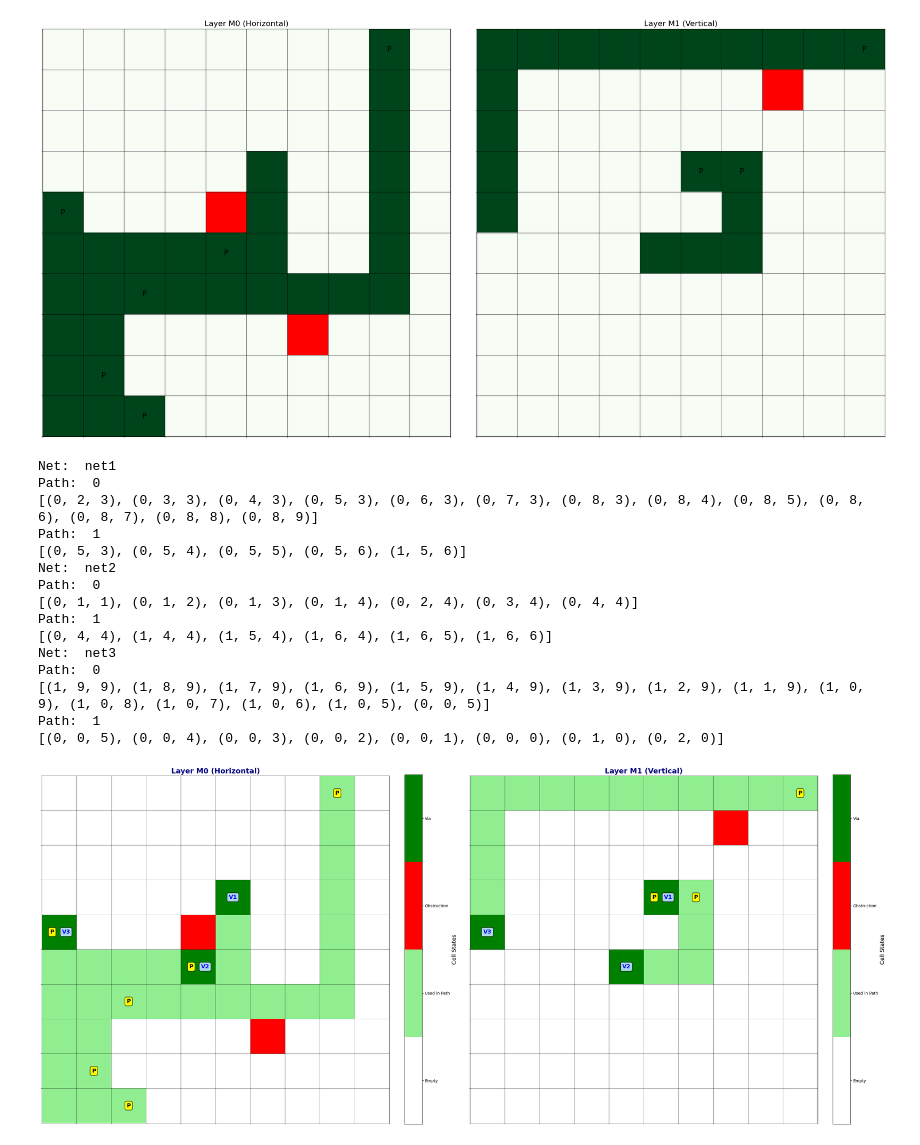
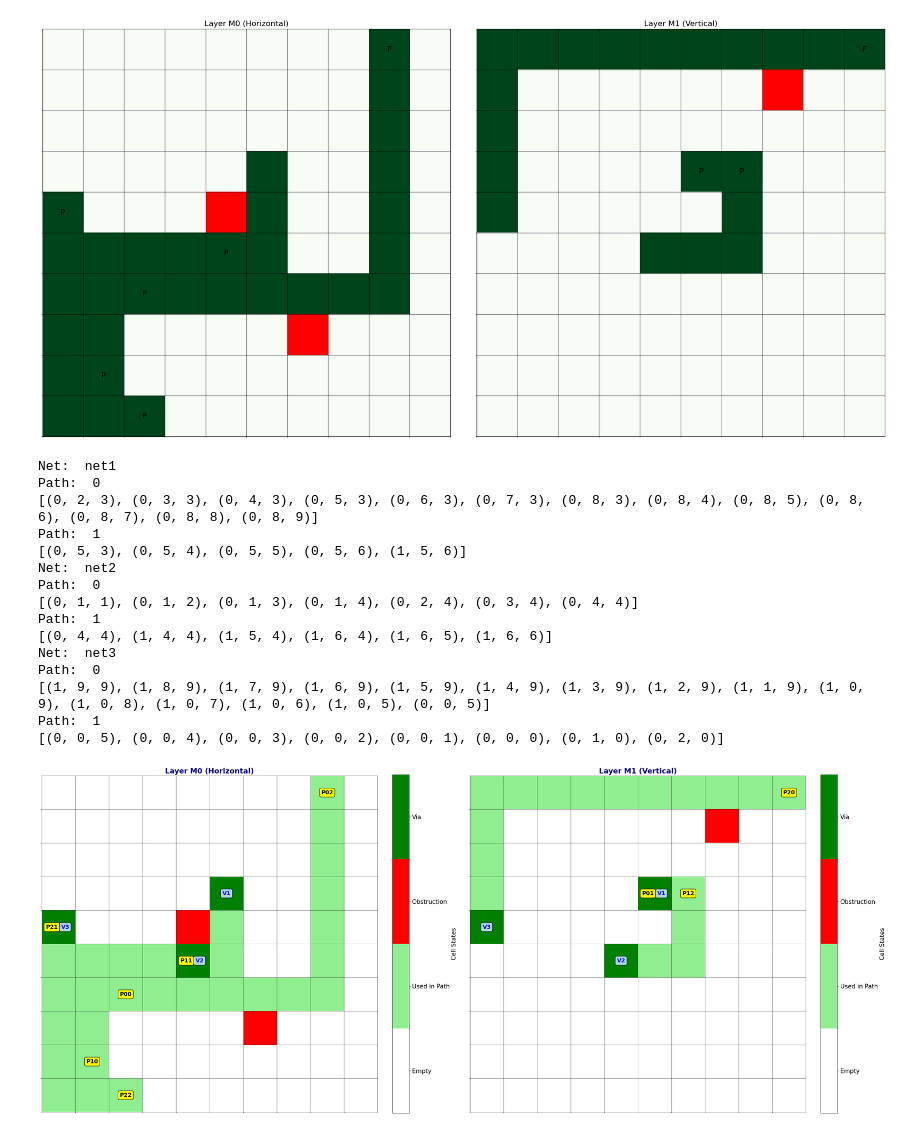
Before and after one commit to mohanadabouserie/Maze-Router-Group-1, a Jupyter notebook: Code.ipynb, the cells around one changed output. Saved outputs shown, nothing was run; the diff lists cells and outputs as text; code cells hidden in the pictures.

Commit message:
Enhanced visualization

```diff
--- a/Code.ipynb
+++ b/Code.ipynb
@@ -321,15 +322,22 @@ def initialize_grid():
     rows, cols = grid_dimensions
 
     # Create a 3D list for two layers, each initialized with default cost (0 for simplicity)
-    grid = [[[{'cost': 1, 'obstruction': False, 'used_in_path': False, 'pin': False, 'via': False, 'via_num': 0} for _ in range(cols)] for _ in range(rows)] for _ in range(2)]
+    grid = [[[{'cost': 1, 'obstruction': False, 'used_in_path': False, 'pin': False, 'via': False, 'via_num': 0, 'net_num': -1, 'pin_num': -1, 'path_num': -1} for _ in range(cols)] for _ in range(rows)] for _ in range(2)]
 
     # Mark obstructions
     for layer, x, y in obstructions:
         grid[layer][x][y]['obstruction'] = True
         grid[layer][x][y]['cost'] = float('inf')  # Assign a high cost to obstructions
+    net_num = 0  # Start with net number 0
+    pin_num = 0  # Start with pin number 0
     for net in nets:
         for layer, x, y in nets[net]:
             grid[layer][x][y]['pin'] = True
+            grid[layer][x][y]['pin_num'] = pin_num  # Assign the current pin number to the cell
+            grid[layer][x][y]['net_num'] = net_num  # Assign the current net number to the cell
+            pin_num += 1  # Increment pin number for the next pin
+        pin_num = 0  # Reset pin number for the next net
+        net_num += 1  # Increment net number for the next net
 
 
 import numpy as np
@@ -396,14 +404,16 @@ def visualize_3d_grid_matplotlib():
     for row in range(rows):
         for col in range(cols):
             cell = grid[0][col][row]  # Access the cell in Layer 0
-
+            via_number = cell.get('via_num', '')  # Get the via number from the cell
+            pin_number = cell.get('pin_num', '')  # Get the pin number from the cell
+            net_number = cell.get('net_num', '')  # Get the net number from the cell
             # Check for conditions and annotate accordingly
             if cell.get('pin', False) and cell.get('via', False):  # Both pin and via
                 via_number = cell.get('via_num', '')  # Get the via number from the cell
 
                 # Annotate 'P' and 'V' separately but side by side with more space
                 # Position the 'P' annotation in the left part of the cell
-                axes[0].text(col-0.2, row, 'P', color='black', ha='center', va='center',
+                axes[0].text(col-0.2, row, f'P{net_number}{pin_number}', color='black', ha='center', va='center',
                             fontsize=14, fontweight='bold', backgroundcolor='white',
                             bbox=dict(facecolor='yellow', edgecolor='black', boxstyle='round,pad=0.3'))
 
@@ -413,7 +423,7 @@ def visualize_3d_grid_matplotlib():
                             bbox=dict(facecolor='lightblue', edgecolor='black', boxstyle='round,pad=0.3'))
 
             elif cell.get('pin', False):  # Only pin
-                axes[0].text(col, row, 'P', color='black', ha='center', va='center',
+                axes[0].text(col, row, f'P{net_number}{pin_number}', color='black', ha='center', va='center',
                             fontsize=14, fontweight='bold', backgroundcolor='white',
                             bbox=dict(facecolor='yellow', edgecolor='black', boxstyle='round,pad=0.3'))
             elif cell.get('via', False):  # Only via
@@ -425,8 +435,8 @@ def visualize_3d_grid_matplotlib():
     # Add colorbar to the first plot to show what the colors represent
     cbar = fig.colorbar(im0, ax=axes[0], fraction=0.046, pad=0.04)
     cbar.set_ticks([0.5, 1.5, 2.5, 3.5])
-    cbar.set_ticklabels(['Empty', 'Used in Path', 'Obstruction', 'Via'])
-    cbar.set_label('Cell States', fontsize=14)
+    cbar.set_ticklabels(['Empty', 'Used in Path', 'Obstruction', 'Via'], fontsize=15)
+    cbar.set_label('Cell States', fontsize=15)
 
     # Now, plot Layer 1 with similar enhancements
     im1 = axes[1].imshow(grid_matrix_layer1, cmap=cmap, norm=norm, origin='lower')
@@ -442,14 +452,16 @@ def visualize_3d_grid_matplotlib():
     for row in range(rows):
         for col in range(cols):
             cell = grid[1][col][row]  # Access the cell in Layer 1
-
+            via_number = cell.get('via_num', '')  # Get the via number from the cell
+            pin_number = cell.get('pin_num', '')  # Get the pin number from the cell
+            net_number = cell.get('net_num', '')  # Get the net number from the cell
             # Check for conditions and annotate accordingly
             if cell.get('pin', False) and cell.get('via', False):  # Both pin and via
-                via_number = cell.get('via_num', '')  # Get the via number from the cell
+
 
                 # Annotate 'P' and 'V' separately but side by side with more space
                 # Position the 'P' annotation in the left part of the cell
-                axes[1].text(col-0.2, row, 'P', color='black', ha='center', va='center',
+                axes[1].text(col-0.2, row, f'P{net_number}{pin_number}', color='black', ha='center', va='center',
                             fontsize=14, fontweight='bold', backgroundcolor='white',
                             bbox=dict(facecolor='yellow', edgecolor='black', boxstyle='round,pad=0.3'))
 
@@ -459,7 +471,7 @@ def visualize_3d_grid_matplotlib():
                             bbox=dict(facecolor='lightblue', edgecolor='black', boxstyle='round,pad=0.3'))
 
             elif cell.get('pin', False):  # Only pin
-                axes[1].text(col, row, 'P', color='black', ha='center', va='center',
+                axes[1].text(col, row, f'P{net_number}{pin_number}', color='black', ha='center', va='center',
                             fontsize=14, fontweight='bold', backgroundcolor='white',
                             bbox=dict(facecolor='yellow', edgecolor='black', boxstyle='round,pad=0.3'))
             elif cell.get('via', False):  # Only via
@@ -471,8 +483,8 @@ def visualize_3d_grid_matplotlib():
     # Add colorbar to the second plot to show what the colors represent
     cbar1 = fig.colorbar(im1, ax=axes[1], fraction=0.046, pad=0.04)
     cbar1.set_ticks([0.5, 1.5, 2.5, 3.5])
-    cbar1.set_ticklabels(['Empty', 'Used in Path', 'Obstruction', 'Via'])
-    cbar1.set_label('Cell States', fontsize=14)
+    cbar1.set_ticklabels(['Empty', 'Used in Path', 'Obstruction', 'Via'], fontsize=15)
+    cbar1.set_label('Cell States', fontsize=15)
 
     # Adjust layout to ensure titles and labels don't overlap
     fig.tight_layout(pad=3)
@@ -591,7 +603,7 @@ def route_nets(grid, nets, bend_penalty, via_penalty):
 
     # Store results
     net_paths = {}
-
+    path_num = 0
     for net_name, pins in ordered_nets:
         paths = []
         #TODO: implement a heuristic to choose the first source we should begin with
@@ -604,6 +616,9 @@ def route_nets(grid, nets, bend_penalty, via_penalty):
             path, target = find_path(grid, list(sources), unreached_targets, bend_penalty, via_penalty)
             unreached_targets.remove(target)
             paths.append(path)
+            for cell in path:
+                grid[cell[0]][cell[1]][cell[2]]['path_num'] = path_num
+            path_num += 1
             pins_covered_map[target] = True
 
             sources = set(list(sources) + path)
@@ -620,31 +635,31 @@ if __name__ == "__main__":
     input_file = "input.txt"  # Replace with your input file path
     parse_input_file(input_file)  # Parse the input file
     initialize_grid()  # Initialize the 3D grid
     # Route the nets
     routed_nets = route_nets(grid, nets, bend_penalty, via_penalty)
 
     # Print the routed paths
     for net_name, paths in routed_nets.items():
         print("Net: ", net_name)
         for i, path in enumerate(paths):
             print("Path: ", i)
             print(path)
 
     visualize_3d_grid_matplotlib()
 # %% [output]
 Net:  net1
 Path:  0
 [(0, 2, 3), (0, 3, 3), (0, 4, 3), (0, 5, 3), (0, 6, 3), (0, 7, 3), (0, 8, 3), (0, 8, 4), (0, 8, 5), (0, 8, 6), (0, 8, 7), (0, 8, 8), (0, 8, 9)]
 Path:  1
 [(0, 5, 3), (0, 5, 4), (0, 5, 5), (0, 5, 6), (1, 5, 6)]
 Net:  net2
 Path:  0
 [(0, 1, 1), (0, 1, 2), (0, 1, 3), (0, 1, 4), (0, 2, 4), (0, 3, 4), (0, 4, 4)]
 Path:  1
 [(0, 4, 4), (1, 4, 4), (1, 5, 4), (1, 6, 4), (1, 6, 5), (1, 6, 6)]
 Net:  net3
 Path:  0
 [(1, 9, 9), (1, 8, 9), (1, 7, 9), (1, 6, 9), (1, 5, 9), (1, 4, 9), (1, 3, 9), (1, 2, 9), (1, 1, 9), (1, 0, 9), (1, 0, 8), (1, 0, 7), (1, 0, 6), (1, 0, 5), (0, 0, 5)]
 Path:  1
 [(0, 0, 5), (0, 0, 4), (0, 0, 3), (0, 0, 2), (0, 0, 1), (0, 0, 0), (0, 1, 0), (0, 2, 0)]
-[figure, old version]
+[figure, new version]
```
Also changed, not shown: parts of 1 cell of this notebook.
